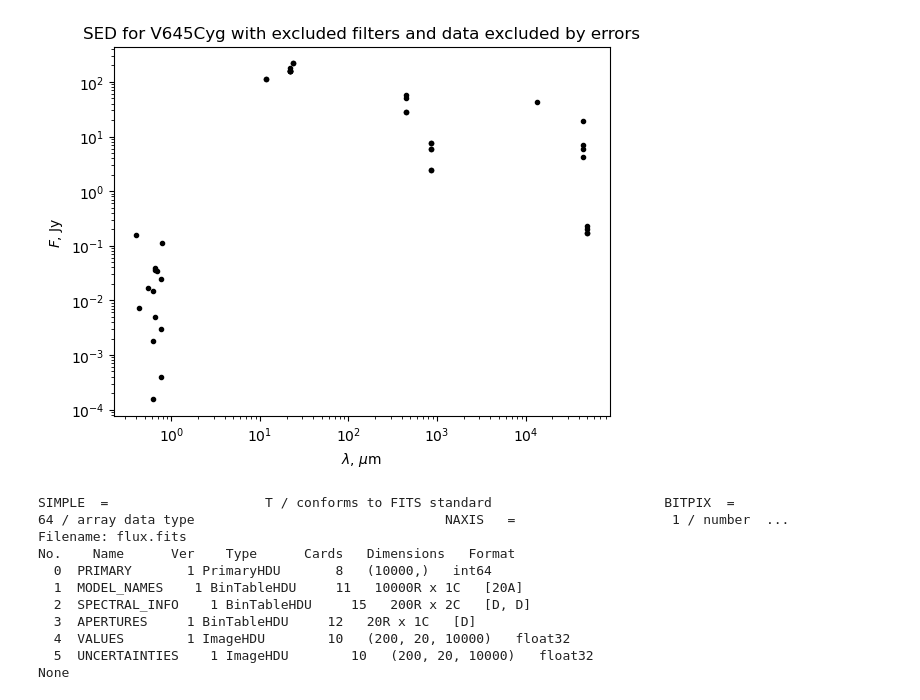
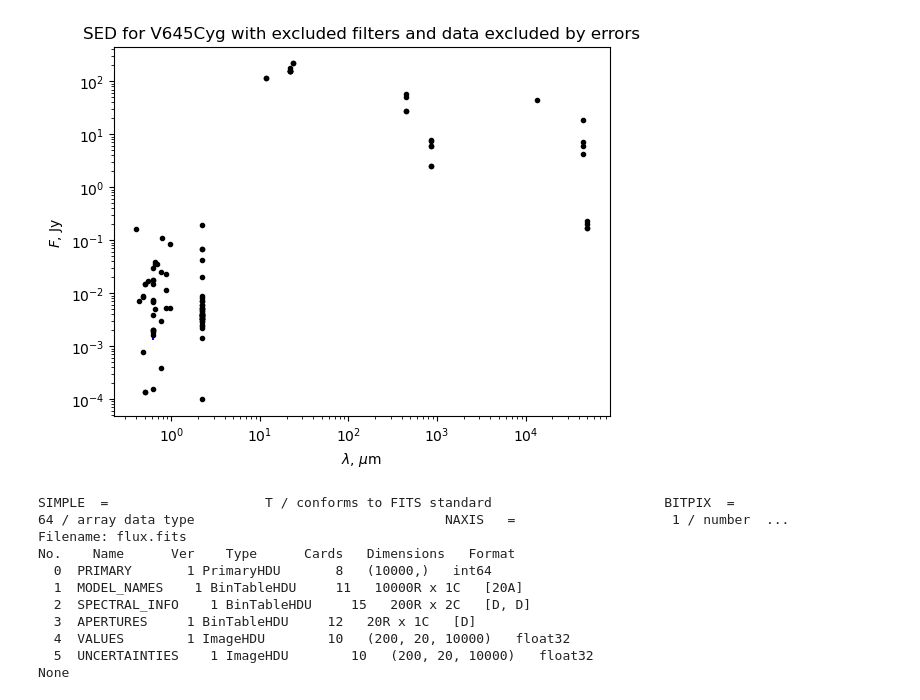
Before and after one commit to AstroTaffer/MEN-681301-OAM, a Jupyter notebook: project_00.ipynb, the cells around one changed output. Drawn from its saved outputs; the diff is of its cells as text; code cells hidden in the pictures.

```diff
--- a/project_00.ipynb
+++ b/project_00.ipynb
@@ -75,39 +83,39 @@ def filter_by_name(group_table, filters_to_exclude):
 
 def filter_error(group_table):
     for row in group_table:
-        if row['sed_eflux']=='--' or row['sed_eflux']>10*min_non_zero:
+        if row['sed_eflux']=='--' or row['sed_eflux']>500*min_non_zero:
             return False
 
     return True
 
 
 
 
 grouped_table = sed.group_by('sed_filter')
 
 
 filtered_groups = [group for group in grouped_table.groups if filter_by_name(group,filters_to_exclude) and filter_error(group)]
 
 
 filtered_table = Table(rows=[row for group in filtered_groups for row in group])
 
 
 
 
 filtered_table['col6']=299792.458/filtered_table['col6']
 
 fig, ax = plt.subplots()
 ax.set_xlabel('$\lambda$, $\mu$m')
 ax.set_ylabel('$F$, Jy')
 ax.set_xscale('log')
 ax.set_yscale('log')
 ax.errorbar(filtered_table['col6'],filtered_table['col7'], yerr=filtered_table['col8'], fmt='.', color='black', ecolor='b')
 plt.title('SED for'+' '+target+' '+'with excluded filters and data excluded by errors')
 plt.savefig('sed_nof.png',dpi=300)
 plt.show()
 plt.close()
 # %% [output]
-[figure, old version]
+[figure, new version]
 # %%
 from astropy.io import fits
 
```
Also changed, not shown: parts of 2 cells of this notebook.
